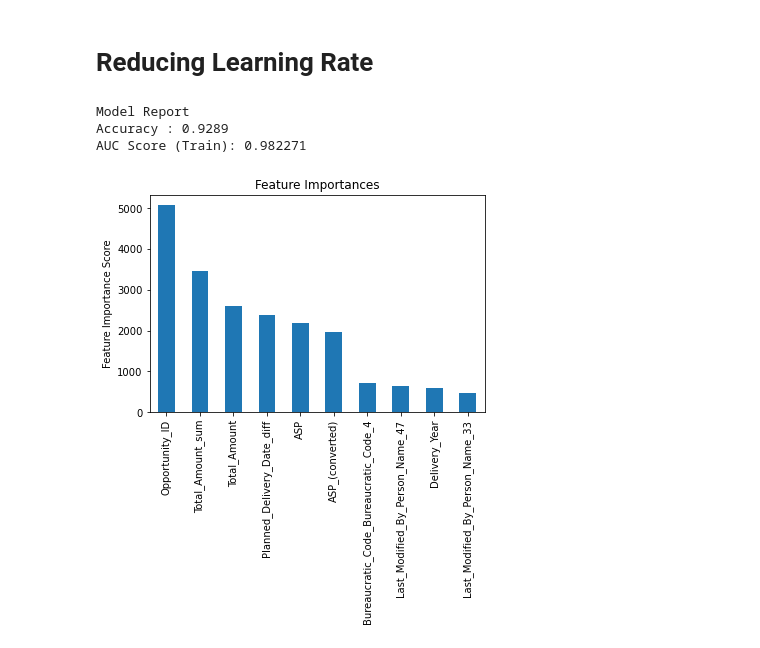
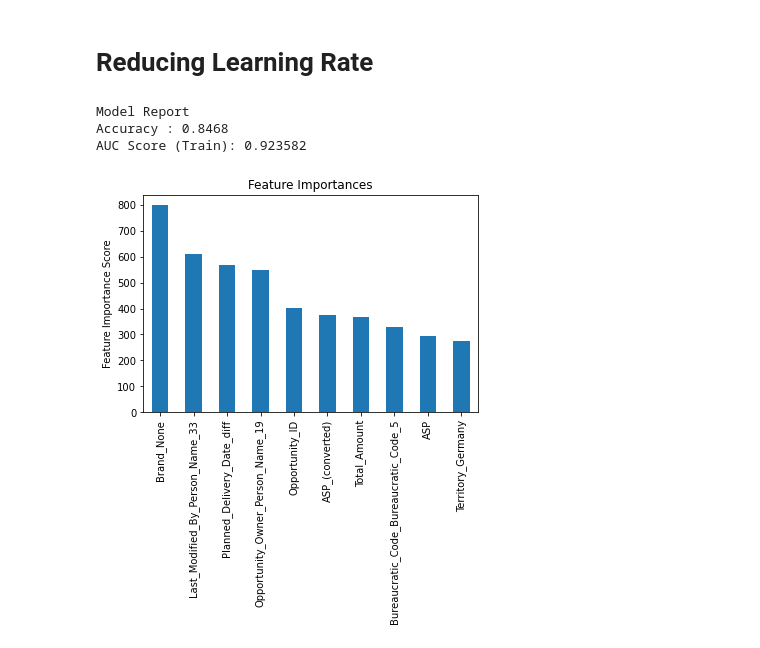
Before and after one commit to Fiuba-Big-Data-Analytics/Fiuba-Big-Data-Analytics-TPs, a Jupyter notebook: Tp 2/Modelos/XGboost variacion parametros.ipynb, the cells around one changed output. Cells and saved outputs as stored; diff of their text form; code cells hidden in the pictures.

```diff
--- a/Tp 2/Modelos/XGboost variacion parametros.ipynb
+++ b/Tp 2/Modelos/XGboost variacion parametros.ipynb
@@ -555,7 +561,7 @@ gsearch7.cv_results_, gsearch7.best_params_, gsearch7.best_score_
 xgb3 = XGBClassifier(
  learning_rate =0.1,
  n_estimators=1000,
- max_depth=4,
+ max_depth=3,
  min_child_weight=6,
  gamma=0,
  subsample=0.8,
@@ -574,22 +582,22 @@ AUC Score (Train): 0.993168
 # %% [markdown]
 # Reducing Learning Rate
 # %%
-xgb4 = XGBClassifier(grid_scores_
+xgb4 = XGBClassifier(
  learning_rate =0.01,
  n_estimators=5000,
  max_depth=4,
- min_child_weight=6,
- gamma=0,
- subsample=0.8,
- colsample_bytree=0.8,
- reg_alpha=0.005,
+ min_child_weight=5,
+ gamma=0.3,
+ subsample=0.7,
+ colsample_bytree=0.7,
+ reg_alpha=100,
  objective= 'binary:logistic',
  nthread=4,
  scale_pos_weight=1,
  seed=27)
 modelfit(xgb4, trainOneHot, predictors)
 # %% [output]
 Model Report
-Accuracy : 0.9289
-AUC Score (Train): 0.982271
+Accuracy : 0.8468
+AUC Score (Train): 0.923582
-[figure, old version]
+[figure, new version]
```
Also changed, not shown: parts of 10 cells of this notebook, 2 other files.
